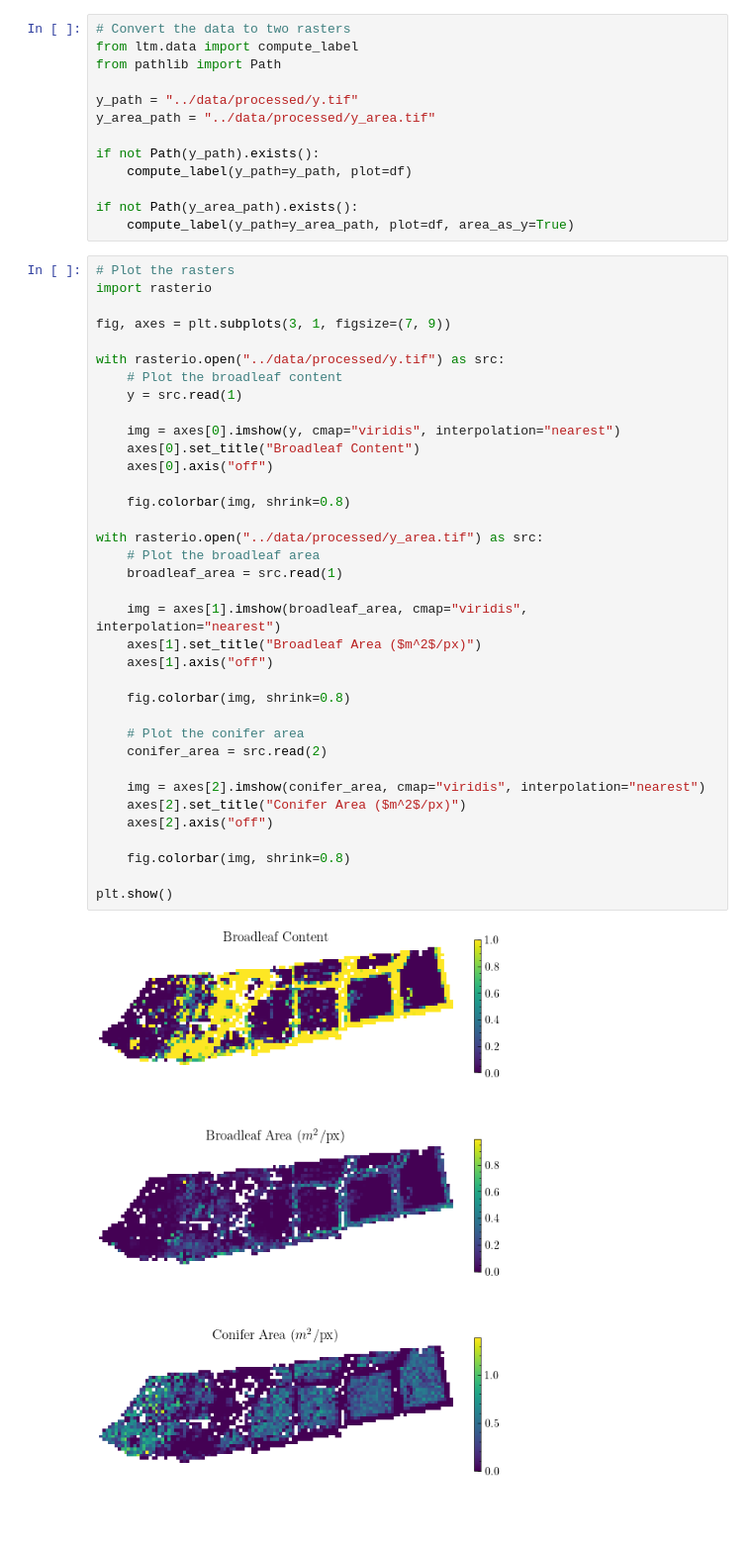
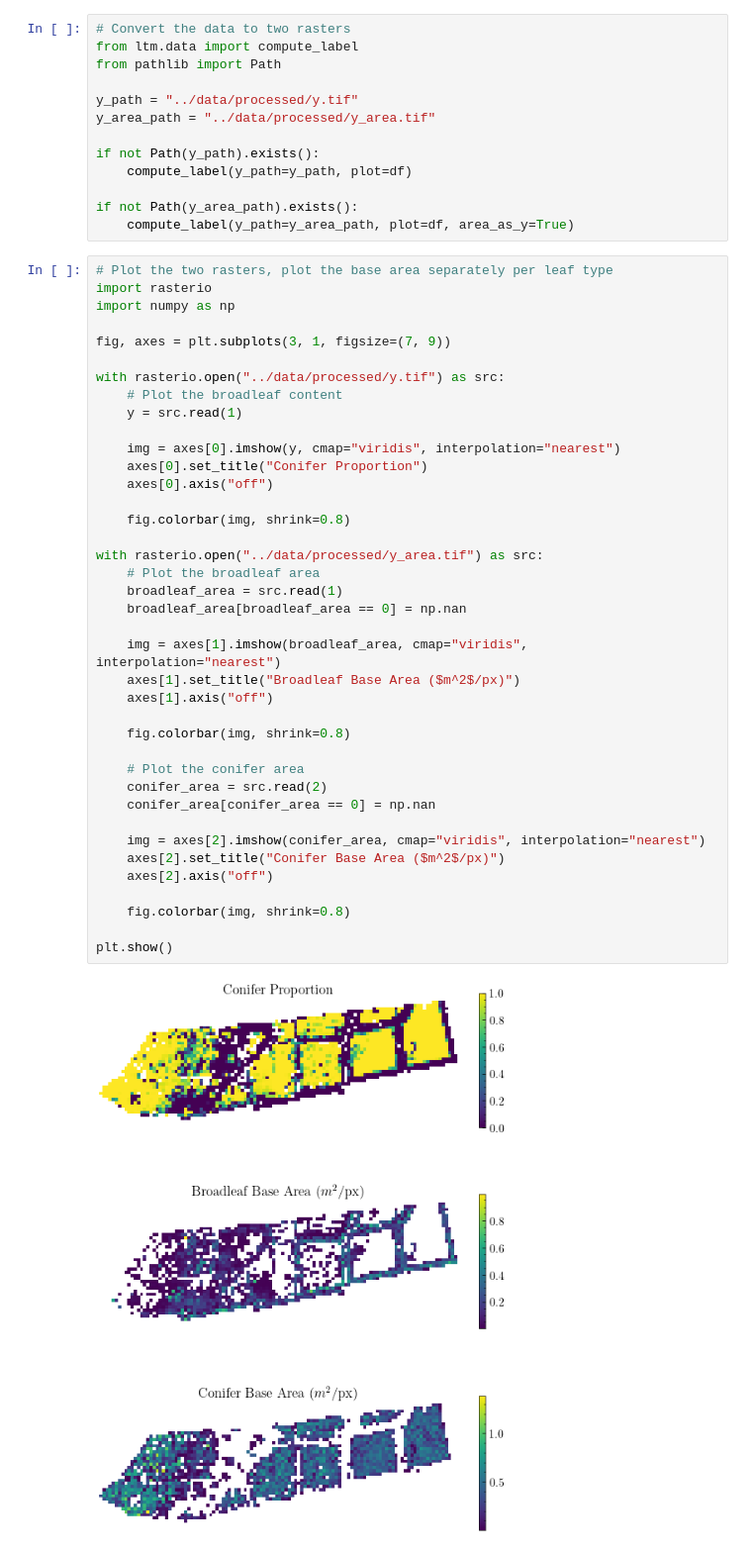
Before and after one commit to Lumcoin/leaf-type-mixture, a Jupyter notebook: notebooks/1-ph-reducers.ipynb, the cells around one changed output. Shown at 99% size. Saved outputs shown, nothing was run; the diff lists cells and outputs as text; blank space fills up the shorter version.

```diff
--- a/notebooks/1-ph-reducers.ipynb
+++ b/notebooks/1-ph-reducers.ipynb
@@ -66,42 +77,45 @@ if not Path(y_path).exists():
 if not Path(y_area_path).exists():
     compute_label(y_path=y_area_path, plot=df, area_as_y=True)
 # %%
-# Plot the rasters
+# Plot the two rasters, plot the base area separately per leaf type
 import rasterio
+import numpy as np
 
 fig, axes = plt.subplots(3, 1, figsize=(7, 9))
 
 with rasterio.open("../data/processed/y.tif") as src:
     # Plot the broadleaf content
     y = src.read(1)
 
     img = axes[0].imshow(y, cmap="viridis", interpolation="nearest")
-    axes[0].set_title("Broadleaf Content")
+    axes[0].set_title("Conifer Proportion")
     axes[0].axis("off")
 
     fig.colorbar(img, shrink=0.8)
 
 with rasterio.open("../data/processed/y_area.tif") as src:
     # Plot the broadleaf area
     broadleaf_area = src.read(1)
+    broadleaf_area[broadleaf_area == 0] = np.nan
 
     img = axes[1].imshow(broadleaf_area, cmap="viridis", interpolation="nearest")
-    axes[1].set_title("Broadleaf Area ($m^2$/px)")
+    axes[1].set_title("Broadleaf Base Area ($m^2$/px)")
     axes[1].axis("off")
 
     fig.colorbar(img, shrink=0.8)
 
     # Plot the conifer area
     conifer_area = src.read(2)
+    conifer_area[conifer_area == 0] = np.nan
 
     img = axes[2].imshow(conifer_area, cmap="viridis", interpolation="nearest")
-    axes[2].set_title("Conifer Area ($m^2$/px)")
+    axes[2].set_title("Conifer Base Area ($m^2$/px)")
     axes[2].axis("off")
 
     fig.colorbar(img, shrink=0.8)
 
 plt.show()
 # %% [output]
-[figure, old version]
+[figure, new version]
 # %% [markdown]
 ## Experiment Details
```
Also changed, not shown: parts of 7 cells of this notebook, 2 other files.
